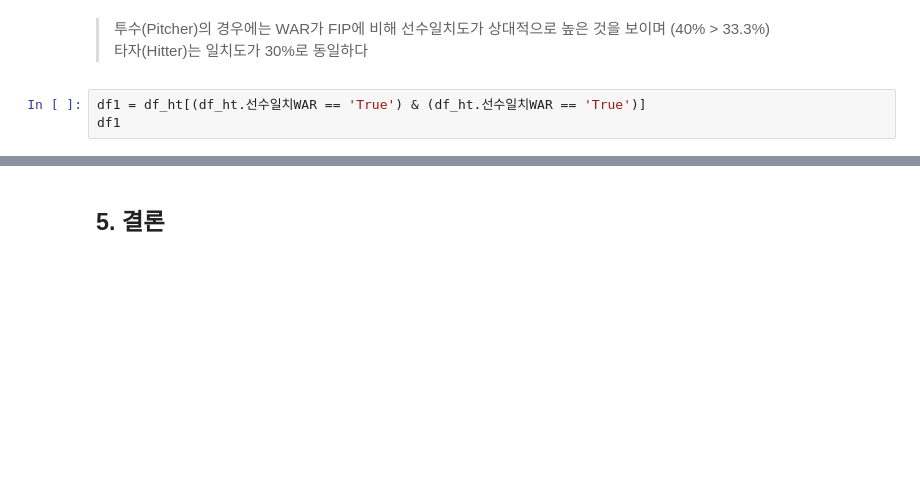
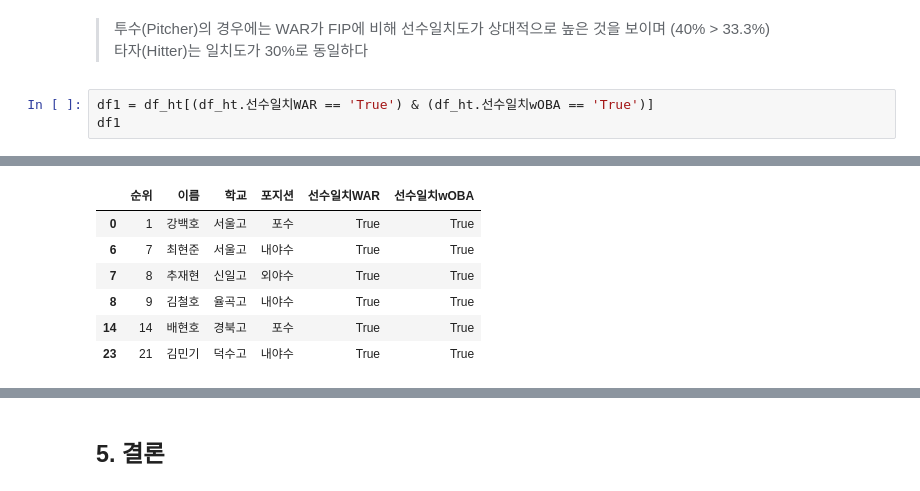
Before and after one commit to hakkoma/KBO_Mock_Draft_Simulator, a Jupyter notebook: mock_draft.ipynb, the cells around one changed output, grey strips where cells are left out. Drawn from its saved outputs; the diff is of its cells as text; blank space fills up the shorter version.

```diff
--- a/mock_draft.ipynb
+++ b/mock_draft.ipynb
@@ -611,6 +611,6 @@ plt.show()
 > 투수(Pitcher)의 경우에는 WAR가 FIP에 비해 선수일치도가 상대적으로 높은 것을 보이며 (40% > 33.3%)<br>
 > 타자(Hitter)는 일치도가 30%로 동일하다
 # %%
-df1 = df_ht[(df_ht.선수일치WAR == 'True') & (df_ht.선수일치WAR == 'True')]
+df1 = df_ht[(df_ht.선수일치WAR == 'True') & (df_ht.선수일치wOBA == 'True')]
 df1
 # %% [output]
@@ -617,0 +617,7 @@ SyntaxError: invalid syntax (<ipython-input-80-968211271556>, line 1)
+|  | 순위 | 이름 | 학교 | 포지션 | 선수일치WAR | 선수일치wOBA |
+| 0 | 1 | 강백호 | 서울고 | 포수 | True | True |
+| 6 | 7 | 최현준 | 서울고 | 내야수 | True | True |
+| 7 | 8 | 추재현 | 신일고 | 외야수 | True | True |
+| 8 | 9 | 김철호 | 율곡고 | 내야수 | True | True |
+| 14 | 14 | 배현호 | 경북고 | 포수 | True | True |
+| 23 | 21 | 김민기 | 덕수고 | 내야수 | True | True |
```
Also changed, not shown: parts of 12 cells of this notebook.
